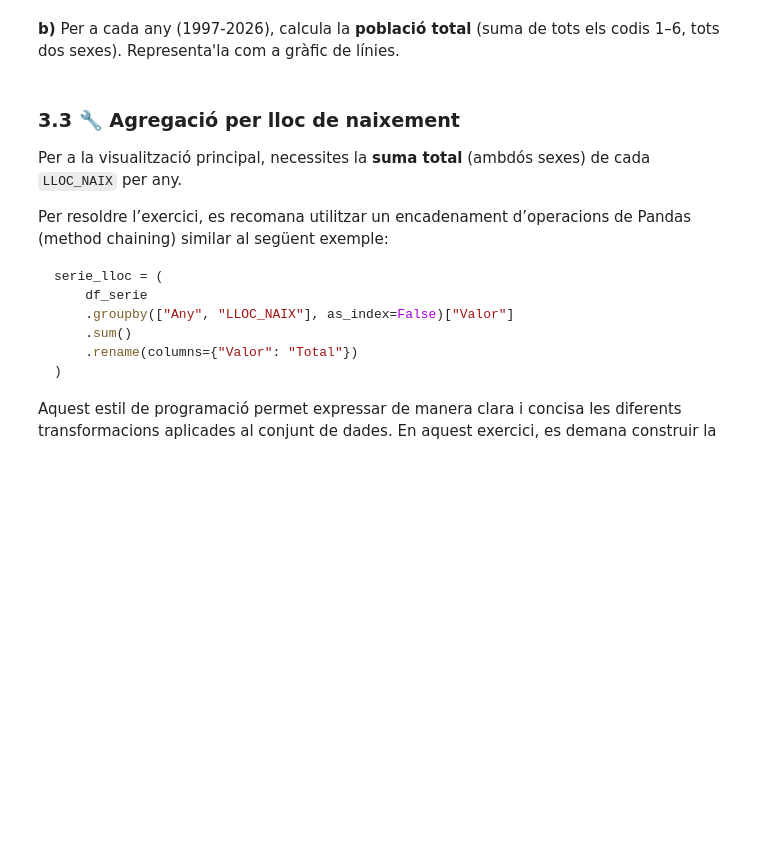
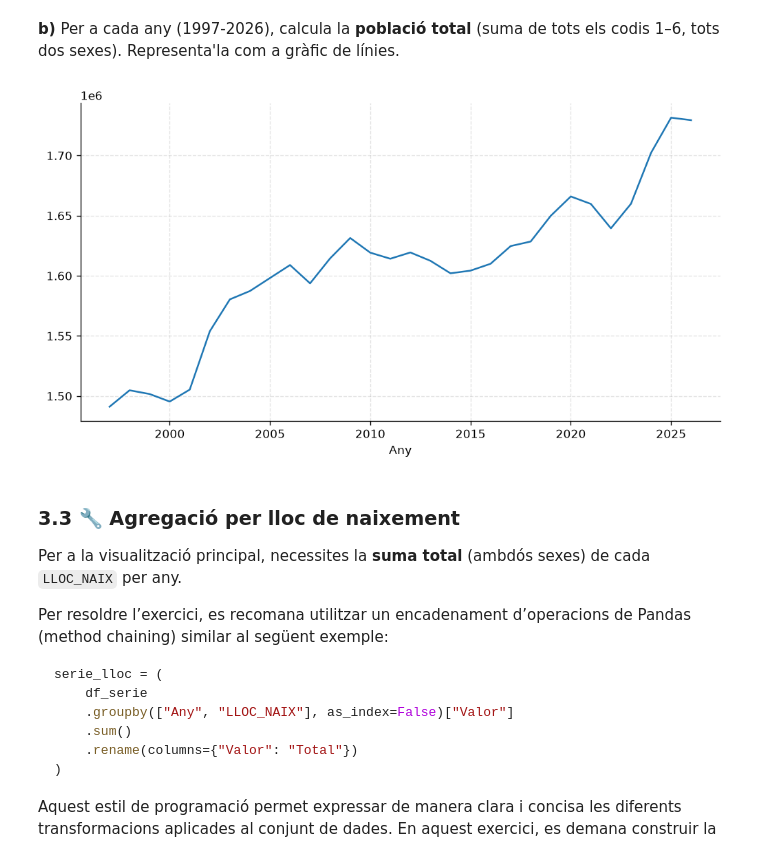
Before and after one commit to KevinBravoLascano/tanoca_p1, a Jupyter notebook: pràctica 1/pra╠Çctica 1/exercici1.ipynb, the cells around one changed output. Cells and saved outputs as stored; diff of their text form; code cells hidden in the pictures; blank space fills up the shorter version.

```diff
--- a/pràctica 1/pra╠Çctica 1/exercici1.ipynb
+++ b/pràctica 1/pra╠Çctica 1/exercici1.ipynb
@@ -440,7 +490,10 @@ fitxers = sorted(glob.glob(os.path.join(PATH_POBLACIO, "*.csv")))
 print(f"Fitxers trobats: {len(fitxers)}")
 
 # 🔧 Carrega tots els anys i concatena
-df_serie = ...
-
+for i in range(len(fitxers)):
+    if i == 0:
+        df_serie = netejar_poblacio(fitxers[i])
+    else:
+        df_serie = pd.concat([df_serie, netejar_poblacio(fitxers[i])], ignore_index=True)
 print("Shape total:", df_serie.shape)
 print("Anys disponibles:", sorted(df_serie["Any"].unique()))
@@ -458,6 +535,19 @@ de la resta? Quina podria ser la causa?
 codis 1–6, tots dos sexes). Representa'la com a gràfic de línies.
 # %%
 # 🔧 Escriu el codi aquí
+
+# sumar todos los cosigos y sexes es basicamente el año entero
+df6 = df_serie.groupby("Any")["Valor"].sum()
+
+
+plt.figure(figsize=(10, 5))
+df6.plot(kind="line")
+
+plt.grid(True)
+
+plt.show()
+# %% [output]
+[figure, added]
 # %% [markdown]
 ### 3.3 🔧 Agregació per lloc de naixement
 
```
Also changed, not shown: parts of 10 cells of this notebook, 1 other file.
